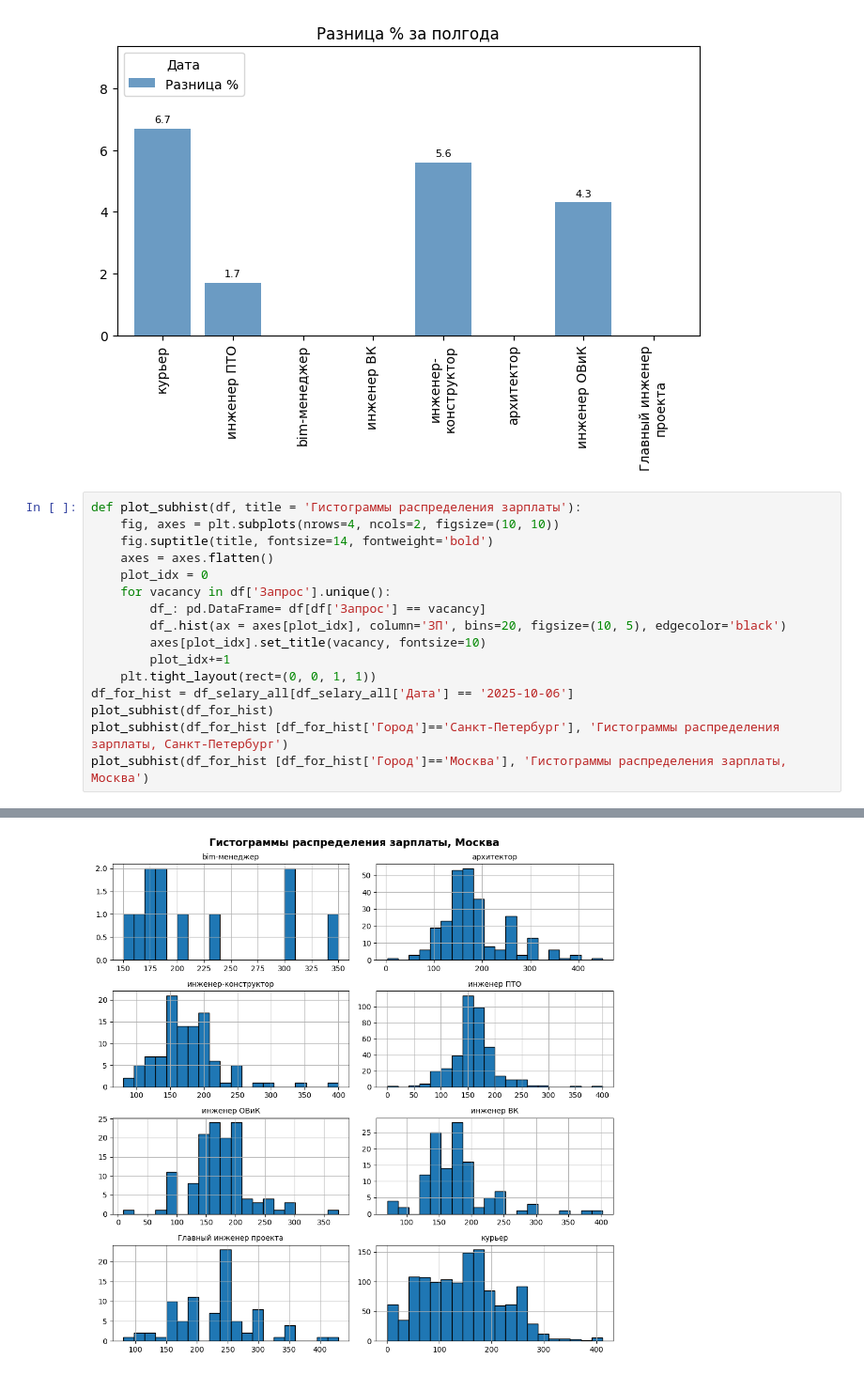
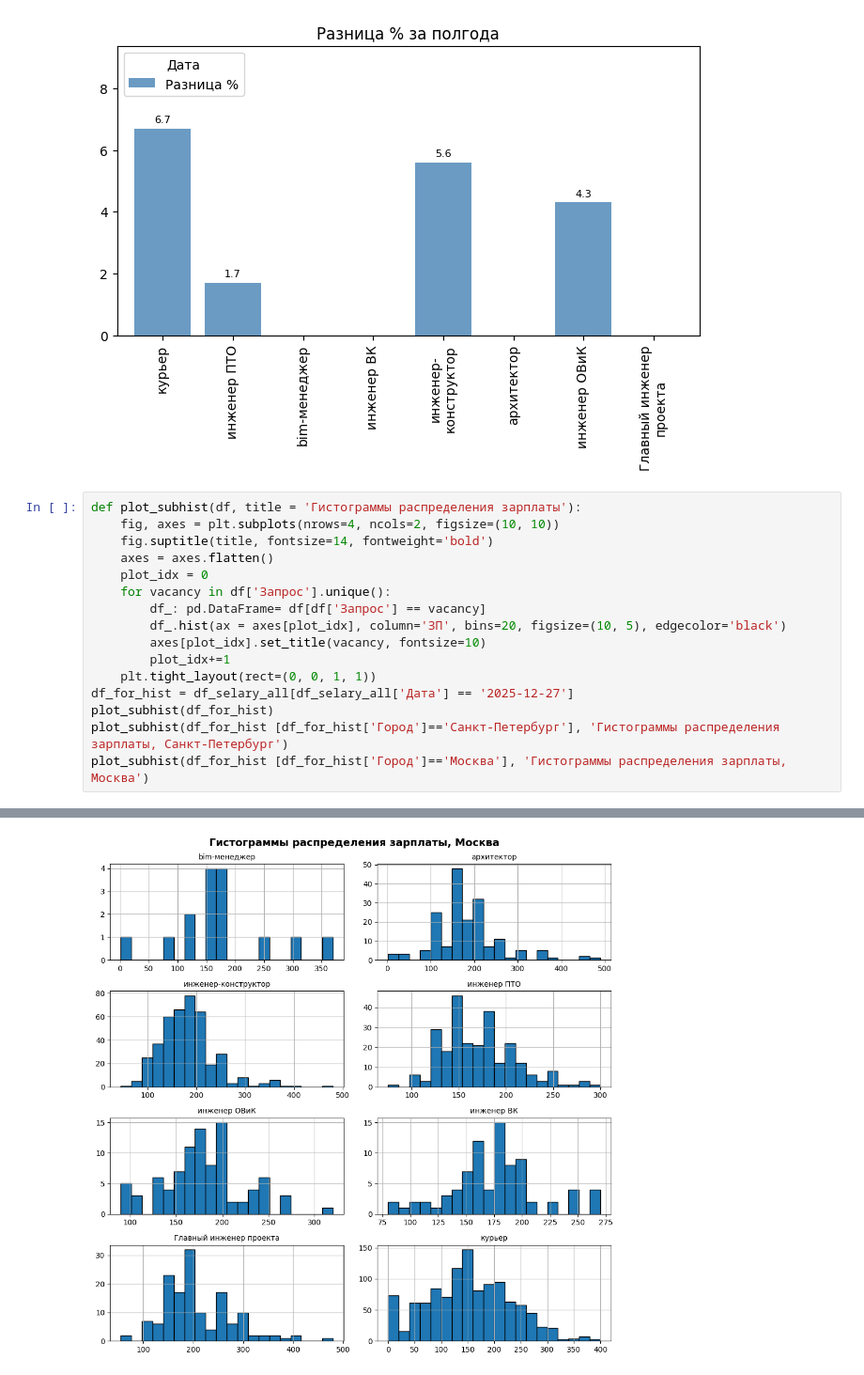
Before and after one commit to i-savelev/hh_parser, a Jupyter notebook: hh.ipynb, the cells around one changed output, grey strips where cells are left out. Shown: that part at 94% size. Drawn from its saved outputs; the diff is of its cells as text.

```diff
--- a/hh.ipynb
+++ b/hh.ipynb
@@ -164,7 +164,7 @@ def plot_subhist(df, title = 'Гистограммы распределения
         axes[plot_idx].set_title(vacancy, fontsize=10)
         plot_idx+=1
     plt.tight_layout(rect=(0, 0, 1, 1))
-df_for_hist = df_selary_all[df_selary_all['Дата'] == '2025-10-06']
+df_for_hist = df_selary_all[df_selary_all['Дата'] == '2025-12-27']
 plot_subhist(df_for_hist)
 plot_subhist(df_for_hist [df_for_hist['Город']=='Санкт-Петербург'], 'Гистограммы распределения зарплаты, Санкт-Петербург')
 plot_subhist(df_for_hist [df_for_hist['Город']=='Москва'], 'Гистограммы распределения зарплаты, Москва')
@@ -174 +174 @@ plot_subhist(df_for_hist [df_for_hist['Город']=='Москва'], 'Гист
-[figure, old version]
+[figure, new version]
```
Also changed, not shown: parts of 2 cells of this notebook.
